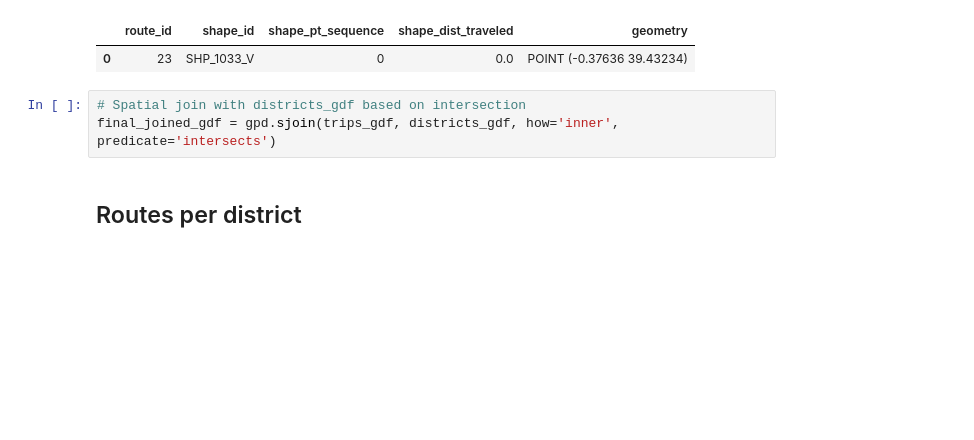
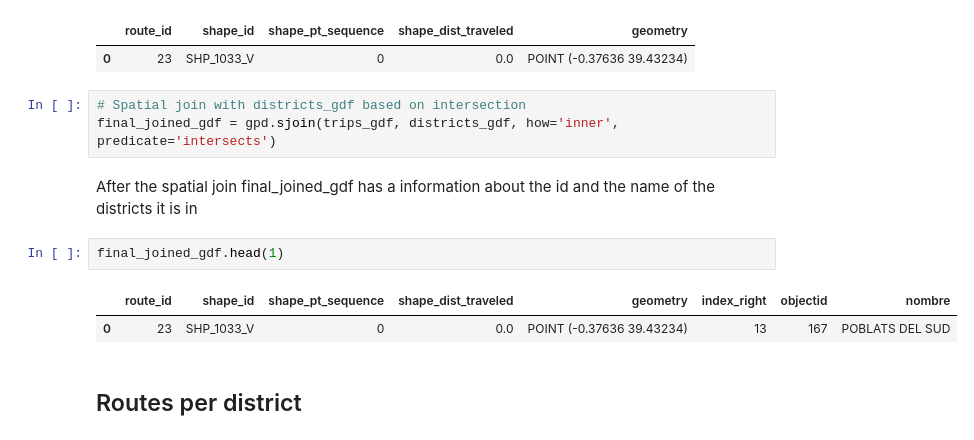
Before and after one commit to makowskitomasz/valencia-transport-analysis, a Jupyter notebook: code/google_transit_analysis.ipynb, the cells around one changed output. Drawn from its saved outputs; the diff is of its cells as text; blank space fills up the shorter version.

```diff
--- a/code/google_transit_analysis.ipynb
+++ b/code/google_transit_analysis.ipynb
@@ -67,6 +67,13 @@ trips_gdf.head(1)
 # %%
 # Spatial join with districts_gdf based on intersection
 final_joined_gdf = gpd.sjoin(trips_gdf, districts_gdf, how='inner', predicate='intersects')
+# %% [markdown]
+After the spatial join final_joined_gdf has a information about the id and the name of the districts it is in
+# %%
+final_joined_gdf.head(1)
+# %% [output]
+|  | route_id | shape_id | shape_pt_sequence | shape_dist_traveled | geometry | index_right | objectid | nombre |
+| 0 | 23 | SHP_1033_V | 0 | 0.0 | POINT (-0.37636 39.43234) | 13 | 167 | POBLATS DEL SUD |
 # %% [markdown]
 ## Routes per district
 # %% [markdown]
```
Also changed, not shown: parts of 25 cells of this notebook, 1 other file.
